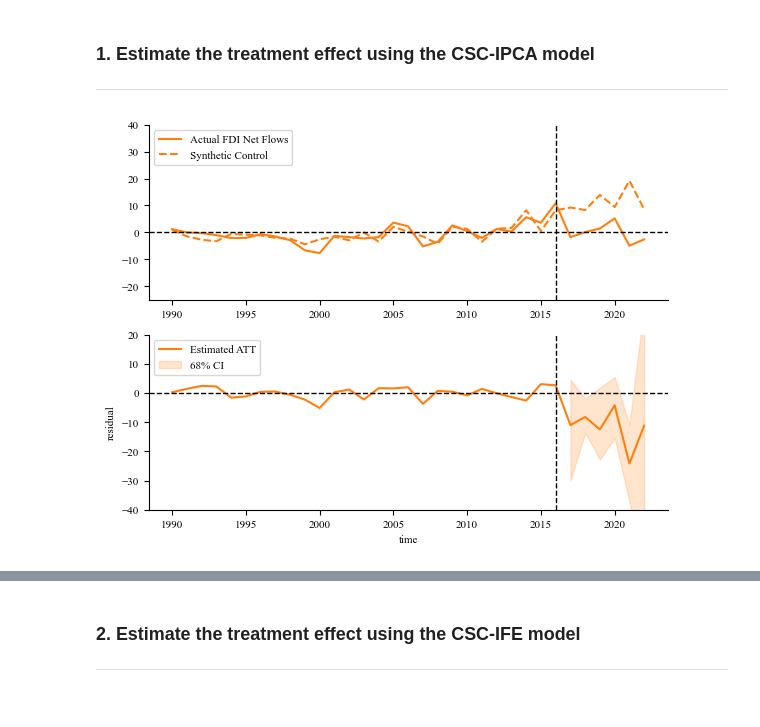
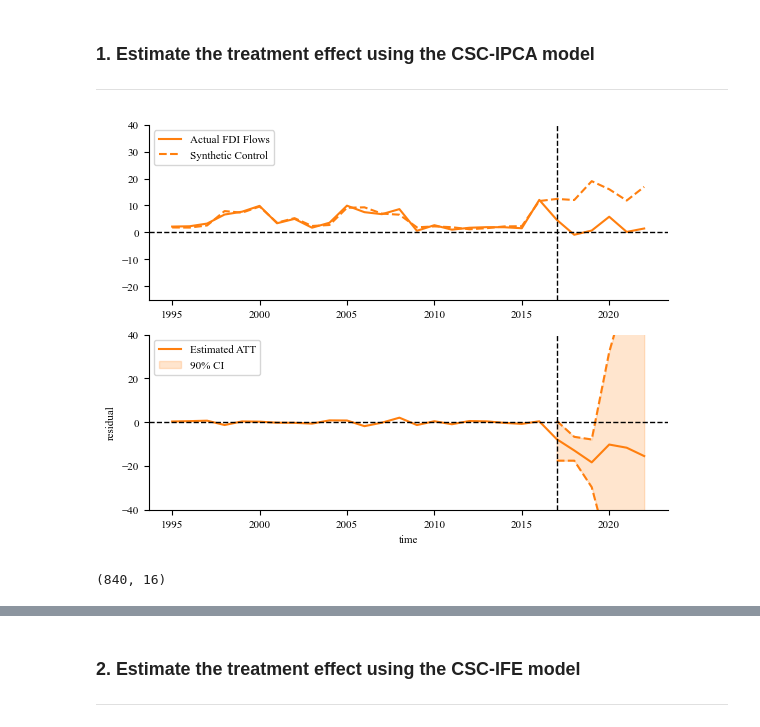
Before and after one commit to CongWang141/JMP, a Jupyter notebook: test7_empirical_study.ipynb, the cells around one changed output, grey strips where cells are left out. Cells and saved outputs as stored; diff of their text form; code cells hidden in the pictures.

```diff
--- a/test7_empirical_study.ipynb
+++ b/test7_empirical_study.ipynb
@@ -48,9 +37,7 @@ sns.despine()
 ---
 # %%
 # gen a list of covariates
-covariates = ['log_gdp', 'import_goods_ser_gdp', 'export_goods_ser_gdp', 'cpi', 'gross_capital_forma_gdp', 'umempoyment_total', 'const']
-# add the constant term
-df['const'] = 1
+covariates = ['log_gdp', 'log_gdp_percap', 'import_goods_ser_gdp', 'export_goods_ser_gdp', 'gdp_deflator', 'gross_capital_forma_gdp', 'umempoyment_total', 'employment_population', 'log_population_total']
 # %%
 # instantiate the model
 model = CSC_IPCA()
@@ -58,39 +45,45 @@ model = CSC_IPCA()
 K = 2
 
 # fit the model
-model.fit(df, 'country', 'time', 'fdi_net_gdp', 'treated', covariates, K)
-results = df.query("country=='United Kingdom'")[['time', 'fdi_net_gdp']]
+model.fit(df, 'country_name', 'time', 'fdi_in_gdp', 'treated', covariates, K)
+results = df.query("country_name=='United Kingdom'")[['time', 'fdi_in_gdp']]
 results['Y_syn'] = model.predict().flatten()
-results['residual'] = results['fdi_net_gdp'] - results['Y_syn']
+results['residual'] = results['fdi_in_gdp'] - results['Y_syn']
 # %%
-# inference
-
 # specify the null hypothesis
-nulls = np.linspace(-60, 30, 100)
+nulls = np.linspace(-60, 60, 100)
 # estimate the confidence interval use the function class
-ci_test = model.inference(nulls, alpha=0.32, n_jobs=-1, verbose=True)
+ci_test = model.inference(nulls, alpha=0.1, n_jobs=-1, verbose=True)
 # %%
 fig, (ax1, ax2) = plt.subplots(2, 1, figsize=(6.7, 5))
 
-ax1.plot(df.query("tr_group==1").groupby('time').fdi_net_gdp.mean(), color=colors[1], label='Actual FDI Net Flows')
+ax1.plot(df.query("tr_group==1").groupby('time').fdi_in_gdp.mean(), color=colors[1], label='Actual FDI Flows')
 
 ax1.plot(df.time.unique(), results.Y_syn, color=colors[1], label='Synthetic Control', linestyle='--')
-ax1.axvline(x=df.query("post_period==0").time.max(), color='black', linestyle='--', linewidth=1)
+ax1.axvline(x=df.query("post_period==0").time.max()+1, color='black', linestyle='--', linewidth=1)
 ax1.axhline(0, color='black', linestyle='--', linewidth=1)
 ax1.set(ylim=(-25, 40))
 ax1.legend(loc='upper left')
 
 # plot the estimated treatment effect
 sns.lineplot(data=results, x='time', y='residual', ax=ax2, color=colors[1], label='Estimated ATT')
-ax2.fill_between(ci_test.index, ci_test["68_ci_lower"], ci_test["68_ci_upper"], alpha=0.2,  color="C1", label='68% CI')
+ax2.fill_between(ci_test.index, ci_test["90_ci_lower"], ci_test["90_ci_upper"],
+                 alpha=0.2, color="C1", label='90% CI')
 
-ax2.axvline(x=df.query("post_period==0").time.max(), color='black', linestyle='--', linewidth=1)
+# Plotting the upper and lower edges with dotted lines
+ax2.plot(ci_test.index, ci_test["90_ci_lower"], linestyle='--', color='C1')
+ax2.plot(ci_test.index, ci_test["90_ci_upper"], linestyle='--', color='C1')
+ax2.axvline(x=df.query("post_period==0").time.max()+1, color='black', linestyle='--', linewidth=1)
 ax2.axhline(0, color='black', linestyle='--', linewidth=1)
-ax2.set(ylim=(-40, 20))
+ax2.set(ylim=(-40, 40))
 ax2.legend(loc='upper left')
 
 sns.despine()
 # save the figure
 #plt.savefig('figs/ukfdi_ipca.png', dpi=300)
 # %% [output]
-[figure, old version]
+[figure, new version]
+# %%
+df.shape
+# %% [output]
+(840, 16)
```
Also changed, not shown: parts of 9 cells of this notebook, 18 other files.
